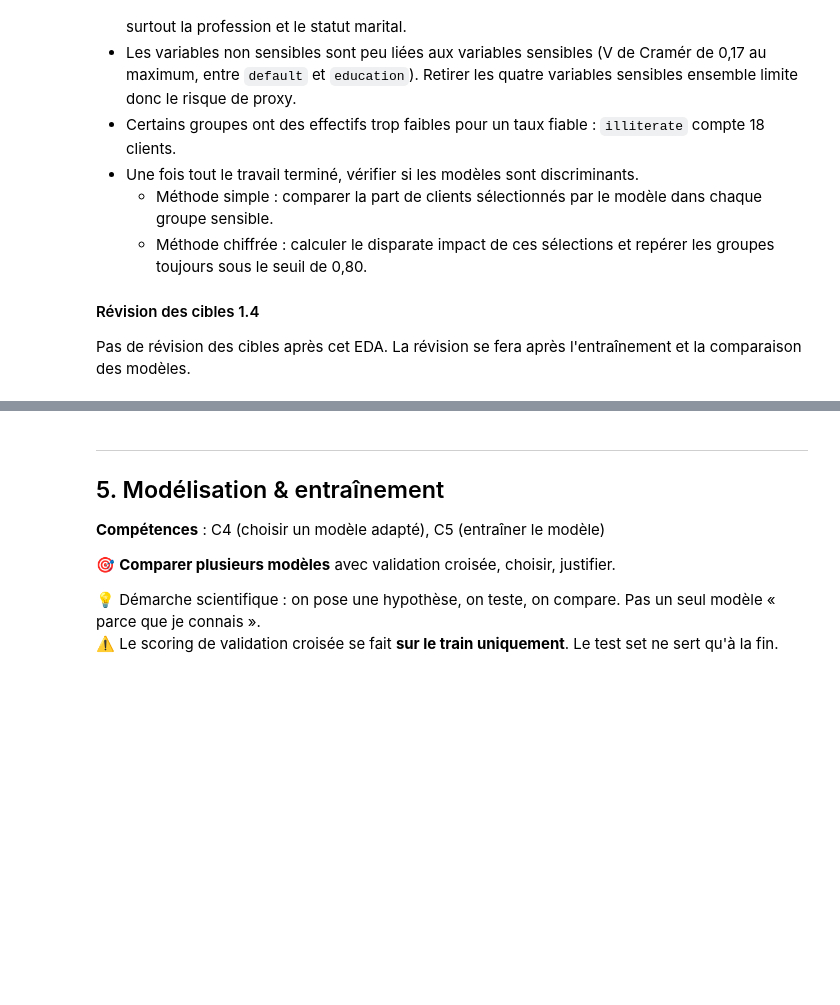
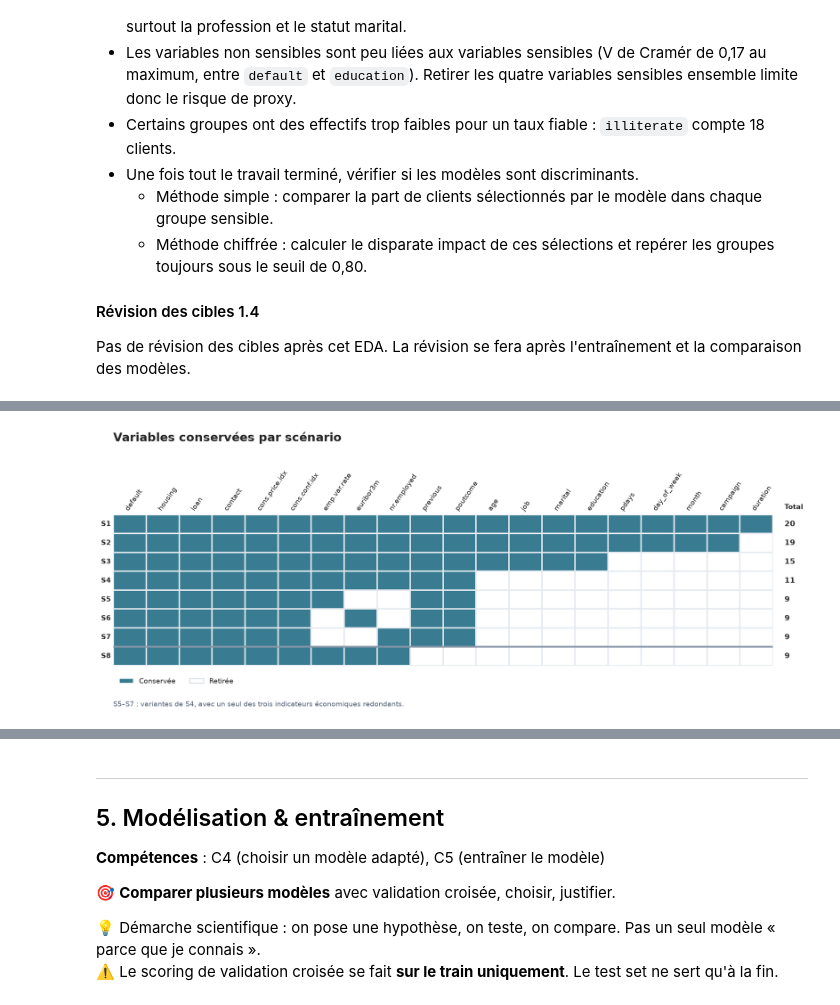
Before and after one commit to franckcwalter/eval-usecase-marketing, a Jupyter notebook: cas_usage_bank_marketing.ipynb, the cells around one changed output, grey strips where cells are left out. Cells and saved outputs as stored; diff of their text form; code cells hidden in the pictures; blank space fills up the shorter version.

Commit message:
feat: préparation des donénes et définition des scénarios à mettre en oeuvre

```diff
--- a/cas_usage_bank_marketing.ipynb
+++ b/cas_usage_bank_marketing.ipynb
@@ -1295,0 +1298,61 @@ Pas de révision des cibles après cet EDA. La révision se fera après l'entra
+# %%
+# Variables conservées dans chaque scénario
+from matplotlib.colors import ListedColormap
+from matplotlib.patches import Patch
+
+variables_scenarios = [
+    "default", "housing", "loan", "contact", "cons.price.idx", "cons.conf.idx",
+    "emp.var.rate", "euribor3m", "nr.employed", "previous", "poutcome",
+    "age", "job", "marital", "education", "pdays", "day_of_week", "month",
+    "campaign", "duration",
+]
+variables_par_scenario = {"S1": set(variables_scenarios)}
+variables_par_scenario["S2"] = variables_par_scenario["S1"] - {"duration"}
+variables_par_scenario["S3"] = variables_par_scenario["S2"] - {
+    "pdays", "day_of_week", "month", "campaign"
+}
+variables_par_scenario["S4"] = variables_par_scenario["S3"] - {
+    "age", "job", "marital", "education"
+}
+indicateurs_redondants = {"emp.var.rate", "euribor3m", "nr.employed"}
+for scenario, indicateur in zip(["S5", "S6", "S7"],
+                               ["emp.var.rate", "euribor3m", "nr.employed"]):
+    variables_par_scenario[scenario] = (
+        variables_par_scenario["S4"] - indicateurs_redondants
+    ) | {indicateur}
+
+variables_par_scenario["S8"] = variables_par_scenario["S4"] - {"previous", "poutcome"}
+
+presence_variables = pd.DataFrame(
+    [[int(variable in retenues) for variable in variables_scenarios]
+     for retenues in variables_par_scenario.values()],
+    index=variables_par_scenario, columns=variables_scenarios,
+)
+with sns.axes_style("white"):
+    fig, ax = plt.subplots(figsize=(15, 6))
+    sns.heatmap(
+        presence_variables, ax=ax, cmap=ListedColormap(["#ffffff", "#397c91"]),
+        vmin=0, vmax=1, cbar=False, linewidths=2, linecolor="#e5eaf0",
+        xticklabels=True, yticklabels=True,
+    )
+    ax.xaxis.tick_top()
+    ax.tick_params(axis="both", length=0, labelsize=10)
+    plt.setp(ax.get_xticklabels(), rotation=55, ha="left", rotation_mode="anchor")
+    plt.setp(ax.get_yticklabels(), rotation=0, fontweight="bold")
+    ax.set(xlabel="", ylabel="")
+    ax.set_title("Variables conservées par scénario", loc="left",
+                 fontsize=17, fontweight="bold", pad=105)
+    ax.text(20.35, -0.3, "Total", fontsize=10, fontweight="bold", clip_on=False)
+    for ligne, total in enumerate(presence_variables.sum(axis=1)):
+        ax.text(20.35, ligne + 0.5, str(total), va="center", fontsize=11,
+                fontweight="bold", clip_on=False)
+    ax.axhline(7, color="#8696a6", linewidth=2.5)
+    ax.legend(handles=[Patch(facecolor="#397c91", label="Conservée"),
+                       Patch(facecolor="white", edgecolor="#ccd4de", label="Retirée")],
+              loc="upper left", bbox_to_anchor=(0, -0.04), ncol=2, frameon=False)
+    fig.text(0.065, 0.025, "S5–S7 : variantes de S4, avec un seul des trois indicateurs économiques redondants.",
+             fontsize=10, color="#526174")
+    fig.subplots_adjust(left=0.065, right=0.94, top=0.66, bottom=0.16)
+    plt.show()
+# %% [output]
+[figure, added]
```
Also changed, not shown: parts of 8 cells of this notebook, 2 other files.
